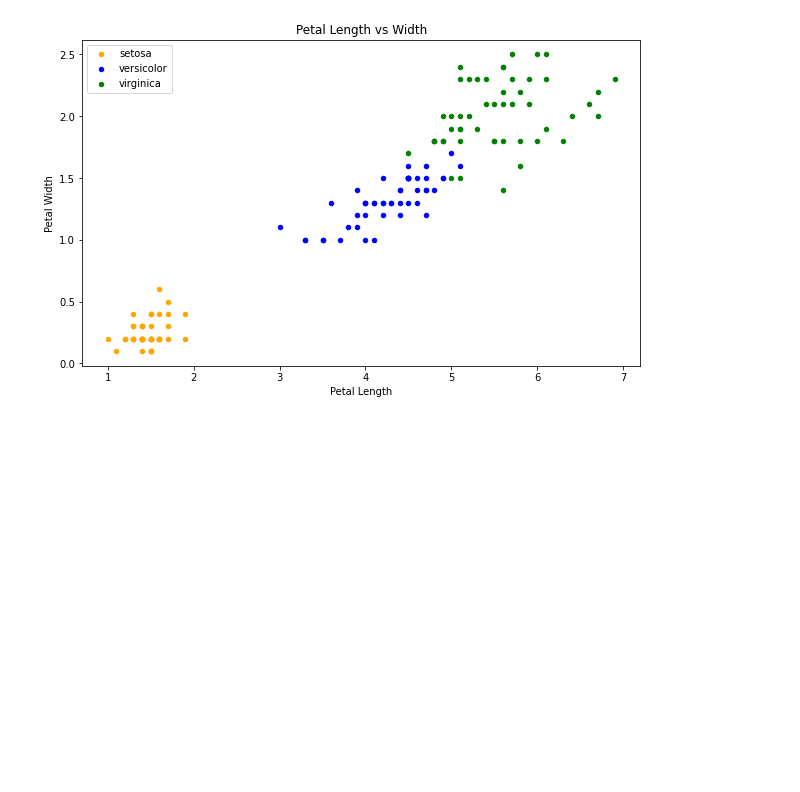
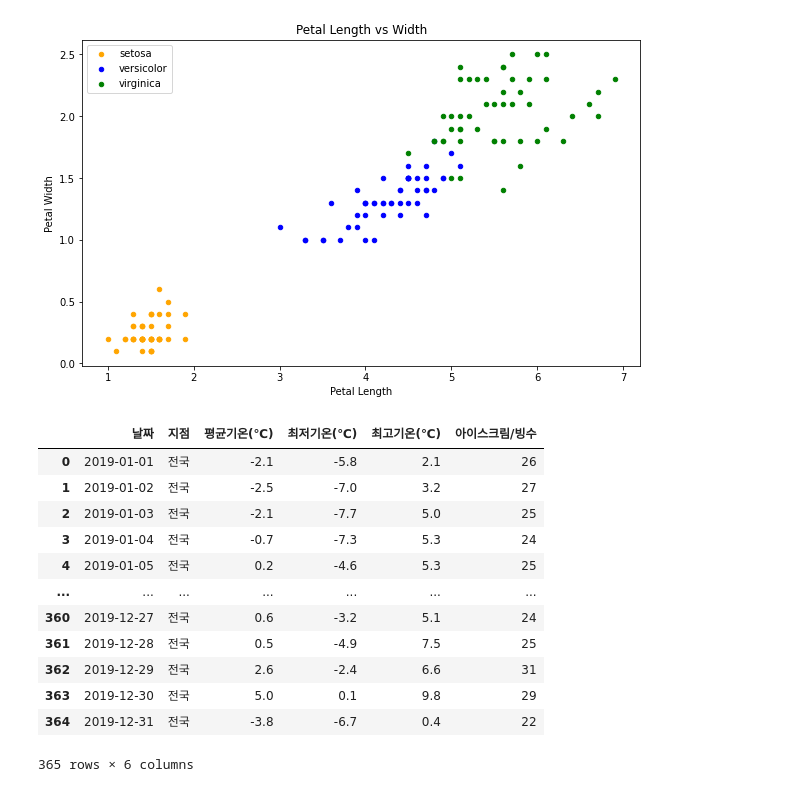
Before and after one commit to KDG21/TIL, a Jupyter notebook: ML/ML_WorkShop01.ipynb, the cells around one changed output. Drawn from its saved outputs; the diff is of its cells as text; code cells hidden in the pictures; blank space fills up the shorter version.

```diff
--- a/ML/ML_WorkShop01.ipynb
+++ b/ML/ML_WorkShop01.ipynb
@@ -352,9 +352,24 @@ plt.show()
 # %%
 # result_ice.csv 를 두개파일을 병합해서 만든다.
 import pandas as pd
 
 temp = pd.read_csv('temp.csv')
 ice = pd.read_csv('icecream.csv')
 
 result_ice = pd.concat([temp, ice['아이스크림/빙수']], axis=1)
 result_ice.to_csv('result_ice.csv')
+result_ice
+# %% [output]
+|  | 날짜 | 지점 | 평균기온(℃) | 최저기온(℃) | 최고기온(℃) | 아이스크림/빙수 |
+| 0 | 2019-01-01 | 전국 | -2.1 | -5.8 | 2.1 | 26 |
+| 1 | 2019-01-02 | 전국 | -2.5 | -7.0 | 3.2 | 27 |
+| 2 | 2019-01-03 | 전국 | -2.1 | -7.7 | 5.0 | 25 |
+| 3 | 2019-01-04 | 전국 | -0.7 | -7.3 | 5.3 | 24 |
+| 4 | 2019-01-05 | 전국 | 0.2 | -4.6 | 5.3 | 25 |
+| ... | ... | ... | ... | ... | ... | ... |
+| 360 | 2019-12-27 | 전국 | 0.6 | -3.2 | 5.1 | 24 |
+| 361 | 2019-12-28 | 전국 | 0.5 | -4.9 | 7.5 | 25 |
+| 362 | 2019-12-29 | 전국 | 2.6 | -2.4 | 6.6 | 31 |
+| 363 | 2019-12-30 | 전국 | 5.0 | 0.1 | 9.8 | 29 |
+| 364 | 2019-12-31 | 전국 | -3.8 | -6.7 | 0.4 | 22 |
+365 rows × 6 columns
```
